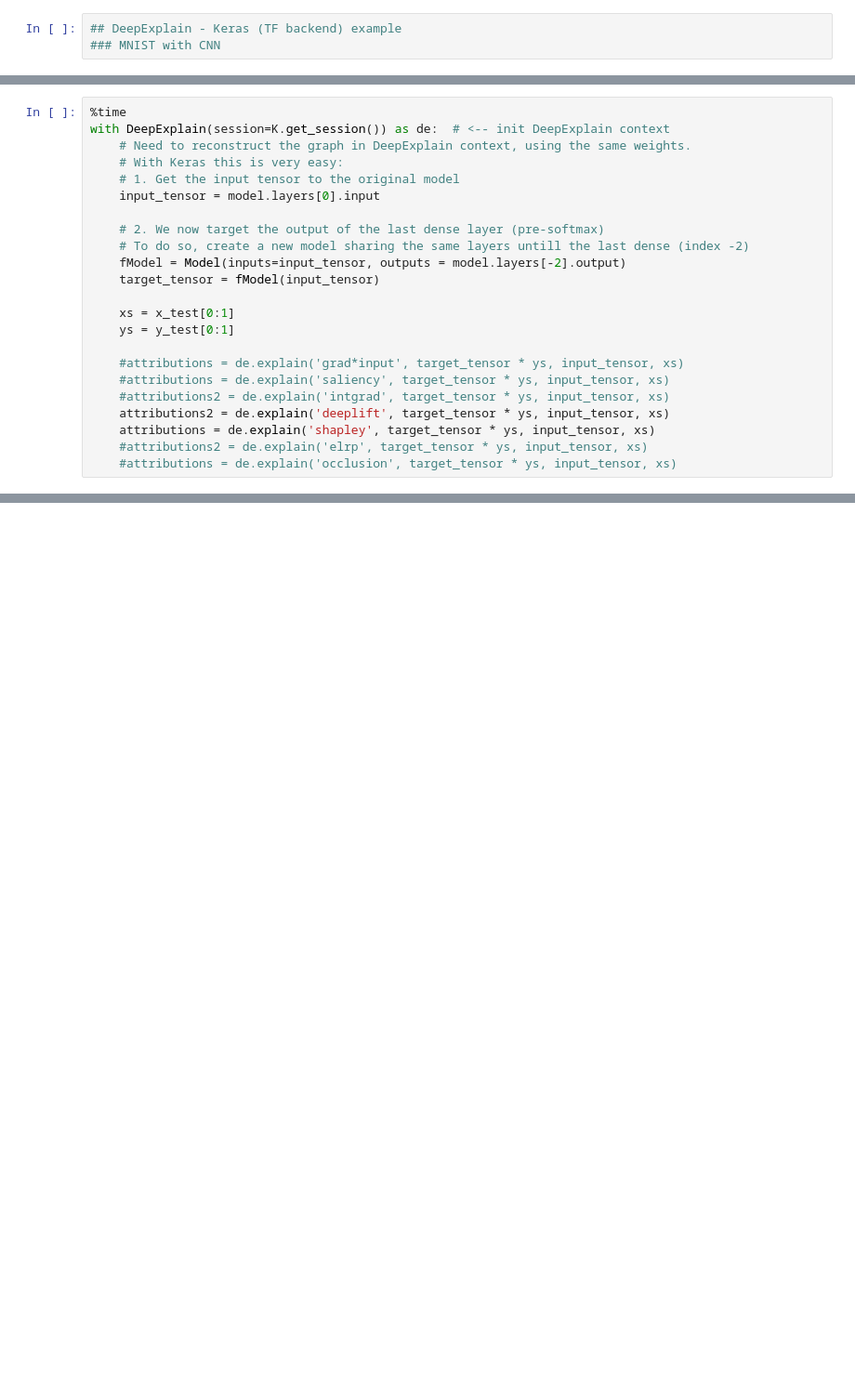
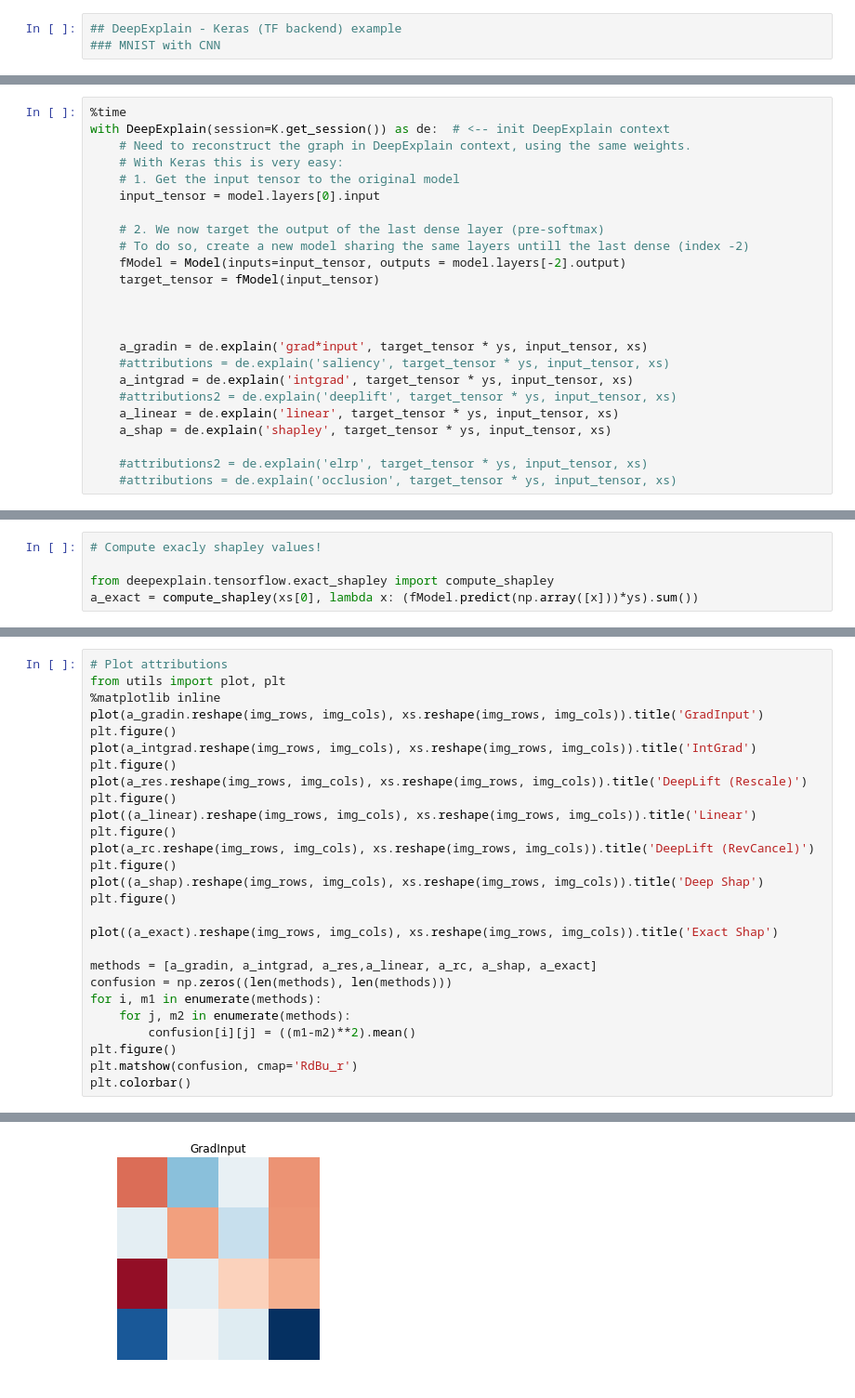
Before and after one commit to marcoancona/DeepExplain, a Jupyter notebook: examples/mint_mlp_keras.ipynb, the cells around one changed output, grey strips where cells are left out. Shown at 93% size. Saved outputs shown, nothing was run; the diff lists cells and outputs as text; blank space fills up the shorter version.

```diff
--- a/examples/mint_mlp_keras.ipynb
+++ b/examples/mint_mlp_keras.ipynb
@@ -90,13 +202,14 @@ with DeepExplain(session=K.get_session()) as de:  # <-- init DeepExplain context
     fModel = Model(inputs=input_tensor, outputs = model.layers[-2].output)
     target_tensor = fModel(input_tensor)
 
-    xs = x_test[0:1]
-    ys = y_test[0:1]
 
-    #attributions = de.explain('grad*input', target_tensor * ys, input_tensor, xs)
+
+    a_gradin = de.explain('grad*input', target_tensor * ys, input_tensor, xs)
     #attributions = de.explain('saliency', target_tensor * ys, input_tensor, xs)
-    #attributions2 = de.explain('intgrad', target_tensor * ys, input_tensor, xs)
-    attributions2 = de.explain('deeplift', target_tensor * ys, input_tensor, xs)
-    attributions = de.explain('shapley', target_tensor * ys, input_tensor, xs)
+    a_intgrad = de.explain('intgrad', target_tensor * ys, input_tensor, xs)
+    #attributions2 = de.explain('deeplift', target_tensor * ys, input_tensor, xs)
+    a_linear = de.explain('linear', target_tensor * ys, input_tensor, xs)
+    a_shap = de.explain('shapley', target_tensor * ys, input_tensor, xs)
+
     #attributions2 = de.explain('elrp', target_tensor * ys, input_tensor, xs)
     #attributions = de.explain('occlusion', target_tensor * ys, input_tensor, xs)
@@ -107,0 +234,5 @@ plot(attributions.reshape(28,28), xs.reshape(28, 28))
+# %%
+# Compute exacly shapley values!
+
+from deepexplain.tensorflow.exact_shapley import compute_shapley
+a_exact = compute_shapley(xs[0], lambda x: (fModel.predict(np.array([x]))*ys).sum())
@@ -107,0 +246,28 @@ plot(attributions.reshape(28,28), xs.reshape(28, 28))
+# %%
+# Plot attributions
+from utils import plot, plt
+%matplotlib inline
+plot(a_gradin.reshape(img_rows, img_cols), xs.reshape(img_rows, img_cols)).title('GradInput')
+plt.figure()
+plot(a_intgrad.reshape(img_rows, img_cols), xs.reshape(img_rows, img_cols)).title('IntGrad')
+plt.figure()
+plot(a_res.reshape(img_rows, img_cols), xs.reshape(img_rows, img_cols)).title('DeepLift (Rescale)')
+plt.figure()
+plot((a_linear).reshape(img_rows, img_cols), xs.reshape(img_rows, img_cols)).title('Linear')
+plt.figure()
+plot(a_rc.reshape(img_rows, img_cols), xs.reshape(img_rows, img_cols)).title('DeepLift (RevCancel)')
+plt.figure()
+plot((a_shap).reshape(img_rows, img_cols), xs.reshape(img_rows, img_cols)).title('Deep Shap')
+plt.figure()
+
+plot((a_exact).reshape(img_rows, img_cols), xs.reshape(img_rows, img_cols)).title('Exact Shap')
+
+methods = [a_gradin, a_intgrad, a_res,a_linear, a_rc, a_shap, a_exact]
+confusion = np.zeros((len(methods), len(methods)))
+for i, m1 in enumerate(methods):
+    for j, m2 in enumerate(methods):
+        confusion[i][j] = ((m1-m2)**2).mean()
+plt.figure()
+plt.matshow(confusion, cmap='RdBu_r')
+plt.colorbar()
+# %% [output]
@@ -107,0 +279 @@ plot(attributions.reshape(28,28), xs.reshape(28, 28))
+[figure, added]
```
Also changed, not shown: parts of 12 cells of this notebook, 24 other files.
